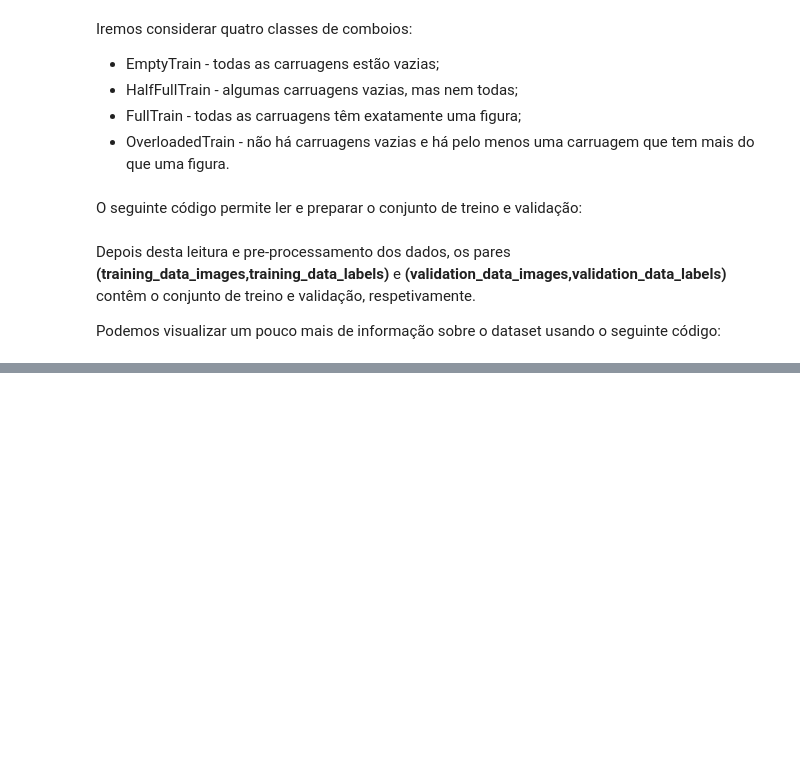
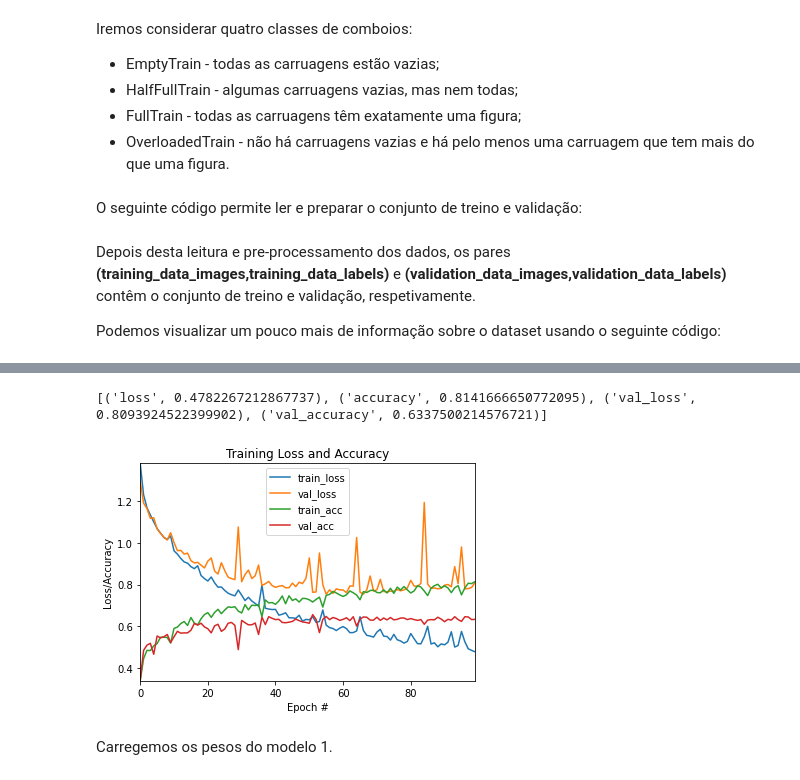
Before and after one commit to brun0vieira/IA-labs, a Jupyter notebook: labwork7/tp7_4.ipynb, the cells around one changed output, grey strips where cells are left out. Saved outputs shown, nothing was run; the diff lists cells and outputs as text; code cells hidden in the pictures; blank space fills up the shorter version.

```diff
--- a/labwork7/tp7_4.ipynb
+++ b/labwork7/tp7_4.ipynb
@@ -209,0 +209,10 @@ plot_loss_acc(hist)
+# %%
+keras.backend.clear_session()
+model = keras.Sequential([
+  keras.layers.Flatten(),
+  keras.layers.Dense(7,activation='relu'),
+  keras.layers.Dense(4,activation='softmax')
+])
+
+model.compile(loss='categorical_crossentropy', optimizer='adam', metrics=['accuracy'])
+hist = model.fit(training_data_images,training_data_labels,validation_data=(validation_data_images,validation_data_labels),epochs=100,batch_size=16)
@@ -209,0 +237,4 @@ plot_loss_acc(hist)
+# %%
+print_loss_acc(hist)
+# %% [output]
+[('loss', 0.4782267212867737), ('accuracy', 0.8141666650772095), ('val_loss', 0.8093924522399902), ('val_accuracy', 0.6337500214576721)]
@@ -209,0 +243,6 @@ plot_loss_acc(hist)
+# %%
+plot_loss_acc(hist)
+# %% [output]
+[figure, added]
+# %% [markdown]
+Carregemos os pesos do modelo 1.
```
Also changed, not shown: parts of 24 cells of this notebook, 2 other files.
